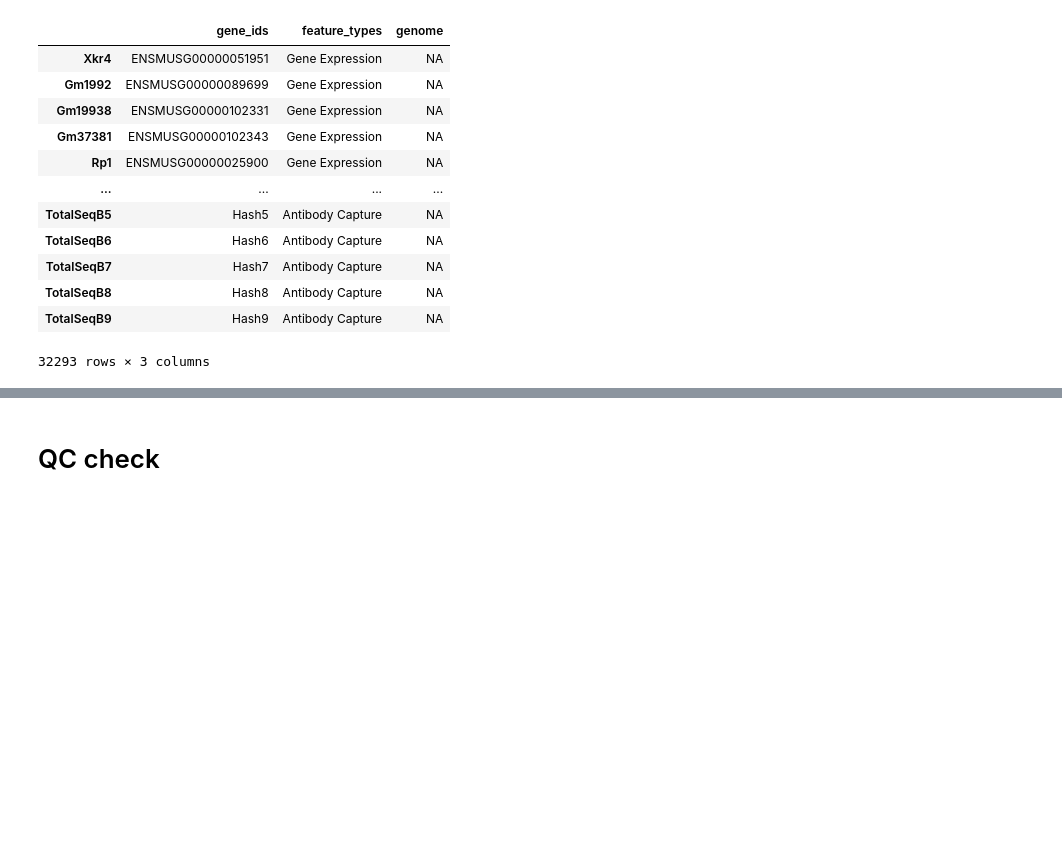
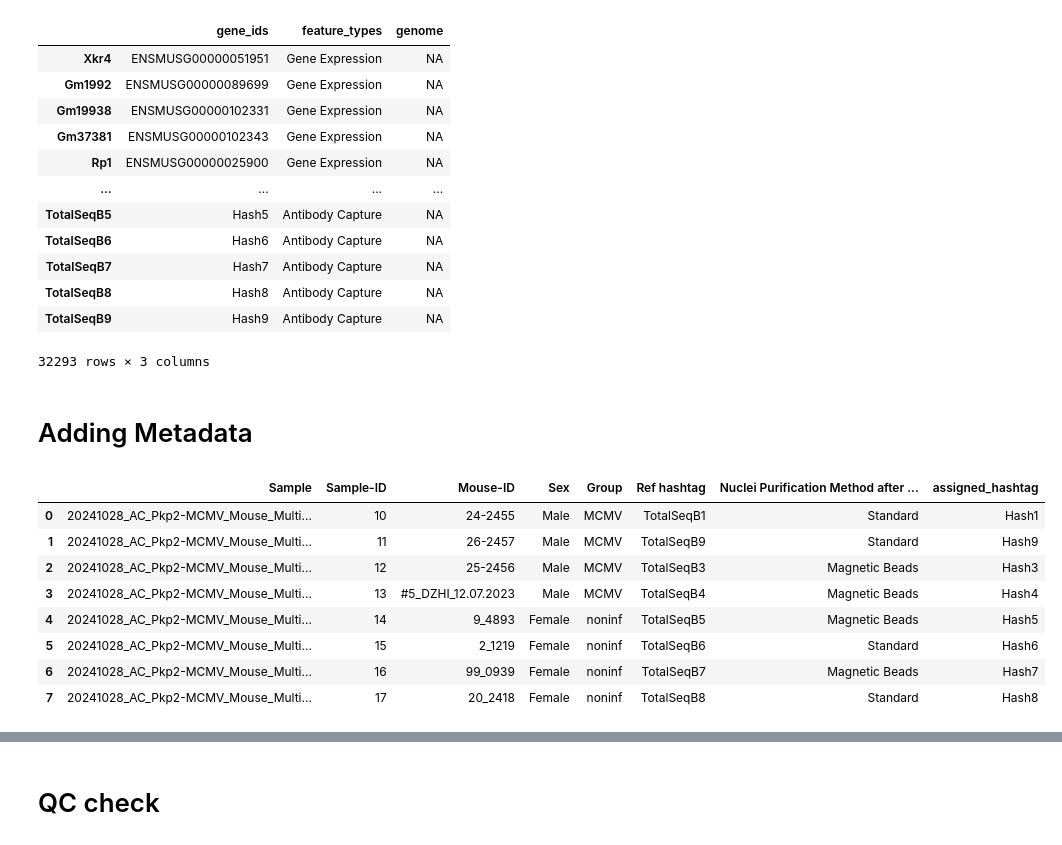
Before and after one commit to Srivalli-Kolla/Nuclear_hashing_2025, a Jupyter notebook: cellbender/06_03_2025-multinucleated_hashtag_doublet_detection.ipynb, the cells around one changed output, grey strips where cells are left out. Cells and saved outputs as stored; diff of their text form; code cells hidden in the pictures; blank space fills up the shorter version.

```diff
--- a/cellbender/06_03_2025-multinucleated_hashtag_doublet_detection.ipynb
+++ b/cellbender/06_03_2025-multinucleated_hashtag_doublet_detection.ipynb
@@ -96,3 +96,18 @@ raw_adata.var
 | TotalSeqB8 | Hash8 | Antibody Capture | NA |
 | TotalSeqB9 | Hash9 | Antibody Capture | NA |
 32293 rows × 3 columns
+# %% [markdown]
+# Adding Metadata
+# %%
+metadata = pd.read_csv('../data/Nuclei_hashing_metadata.csv', sep = ';')
+metadata
+# %% [output]
+|  | Sample | Sample-ID | Mouse-ID | Sex | Group | Ref hashtag | Nuclei Purification Method after ... | assigned_hashtag |
+| 0 | 20241028_AC_Pkp2-MCMV_Mouse_Multi... | 10 | 24-2455 | Male | MCMV | TotalSeqB1 | Standard | Hash1 |
+| 1 | 20241028_AC_Pkp2-MCMV_Mouse_Multi... | 11 | 26-2457 | Male | MCMV | TotalSeqB9 | Standard | Hash9 |
+| 2 | 20241028_AC_Pkp2-MCMV_Mouse_Multi... | 12 | 25-2456 | Male | MCMV | TotalSeqB3 | Magnetic Beads | Hash3 |
+| 3 | 20241028_AC_Pkp2-MCMV_Mouse_Multi... | 13 | #5_DZHI_12.07.2023 | Male | MCMV | TotalSeqB4 | Magnetic Beads | Hash4 |
+| 4 | 20241028_AC_Pkp2-MCMV_Mouse_Multi... | 14 | 9_4893 | Female | noninf | TotalSeqB5 | Magnetic Beads | Hash5 |
+| 5 | 20241028_AC_Pkp2-MCMV_Mouse_Multi... | 15 | 2_1219 | Female | noninf | TotalSeqB6 | Standard | Hash6 |
+| 6 | 20241028_AC_Pkp2-MCMV_Mouse_Multi... | 16 | 99_0939 | Female | noninf | TotalSeqB7 | Magnetic Beads | Hash7 |
+| 7 | 20241028_AC_Pkp2-MCMV_Mouse_Multi... | 17 | 20_2418 | Female | noninf | TotalSeqB8 | Standard | Hash8 |
```
Also changed, not shown: parts of 26 cells of this notebook.
